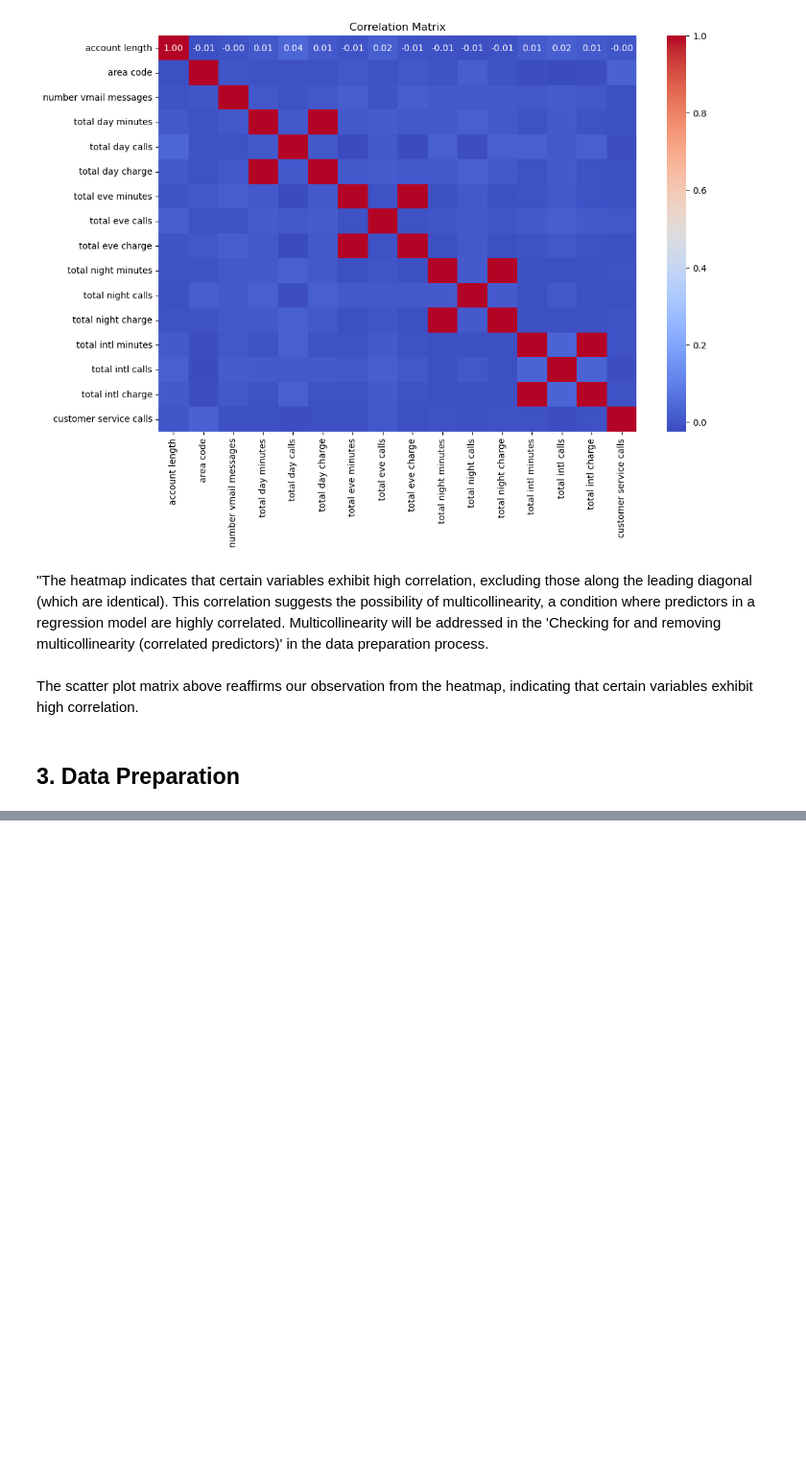
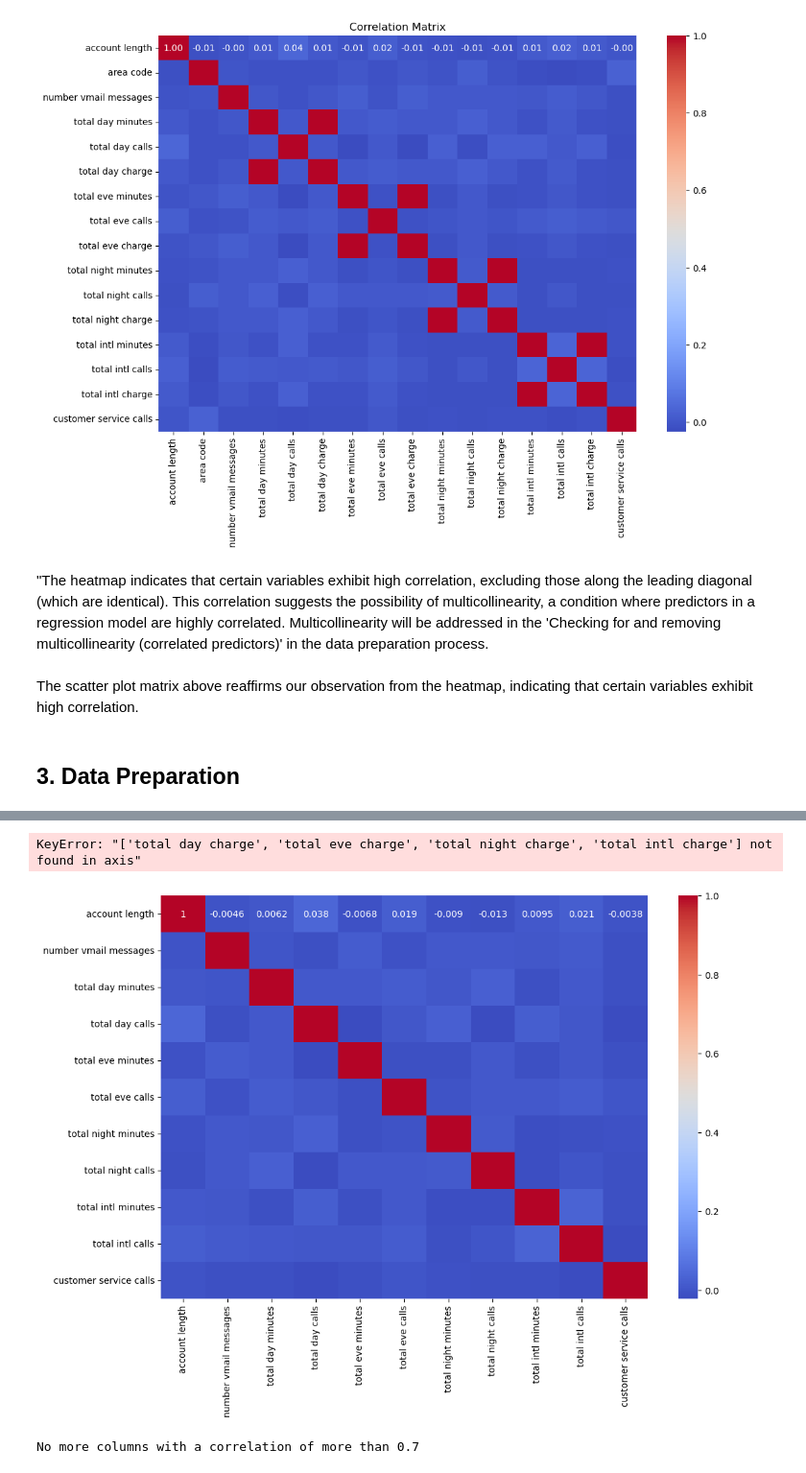
Before and after one commit to Iankip8/Phase_3_project, a Jupyter notebook: SyriatelCustomerChurn.ipynb, the cells around one changed output, grey strips where cells are left out. Shown at 96% size. Cells and saved outputs as stored; diff of their text form; code cells hidden in the pictures; blank space fills up the shorter version.

```diff
--- a/SyriatelCustomerChurn.ipynb
+++ b/SyriatelCustomerChurn.ipynb
@@ -480,0 +686,42 @@ The scatter plot matrix above reaffirms our observation from the heatmap, indica
+# %%
+# Drop the specified columns related to charges
+df = df.drop(columns=['total day charge', 'total eve charge', 'total night charge', 'total intl charge'])
+# %% [output]
+KeyError: "['total day charge', 'total eve charge', 'total night charge', 'total intl charge'] not found in axis"
+# %%
+# Drop non-numeric columns
+numeric_df = df.select_dtypes(include=['int64', 'float64'])
+
+# Confirm if multicollinearity is gone
+correlation_matrix = numeric_df.corr()
+
+plt.figure(figsize=(12, 8))
+sns.heatmap(correlation_matrix, annot=True, cmap="coolwarm")
+plt.show()
+# %% [output]
+[figure, added]
+# %%
+highly_correlated_pairs = []
+
+for i in range(len(correlation_matrix.columns)):
+    for j in range(i):
+        # Get the correlation coefficient
+        correlation = correlation_matrix.iloc[i, j]
+
+        # Check if the correlation is above the threshold
+        if abs(correlation) > correlation_threshold:
+            # Get the variable names
+            variable1 = correlation_matrix.columns[i]
+            variable2 = correlation_matrix.columns[j]
+
+            # Append the pair and correlation to the list
+            highly_correlated_pairs.append((variable1, variable2, correlation))
+
+# Output the highly correlated pairs if any, else indicate no such pairs found
+if highly_correlated_pairs:
+    for pair in highly_correlated_pairs:
+        print(f"Highly correlated pair: {pair[0]} and {pair[1]} with correlation {pair[2]:.2f}")
+else:
+    print("No more columns with a correlation of more than 0.7")
+# %% [output]
+No more columns with a correlation of more than 0.7
```
Also changed, not shown: parts of 34 cells of this notebook.
